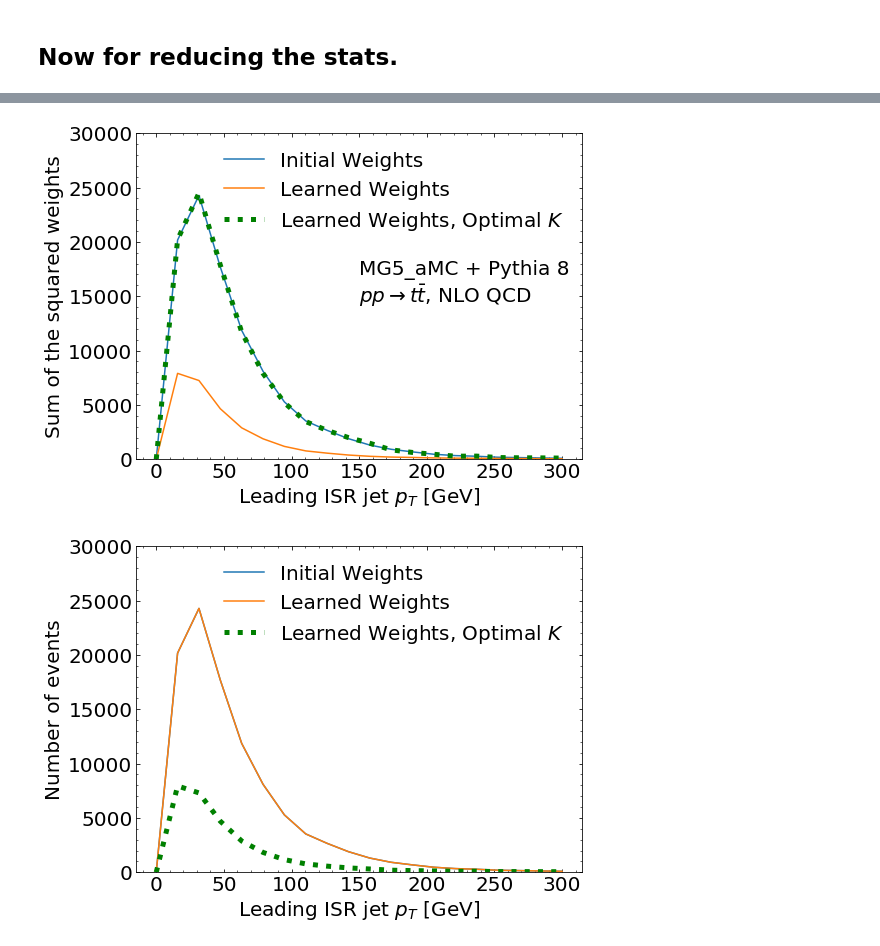
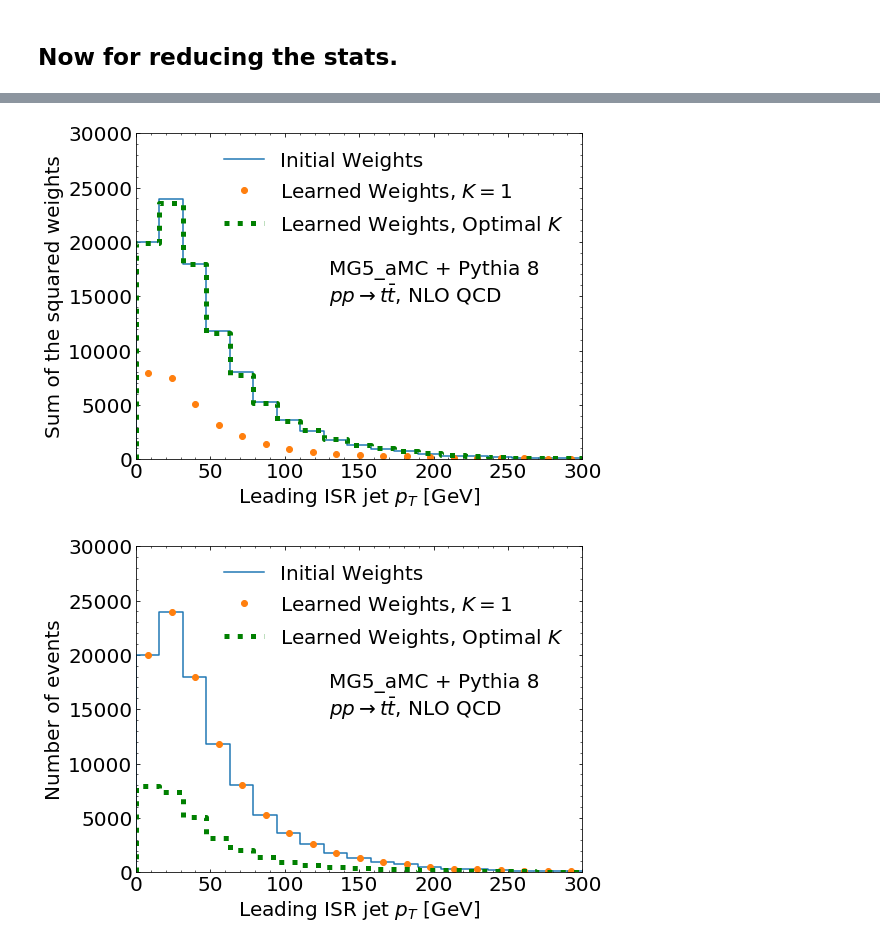
Before and after one commit to bnachman/NeuralPositiveResampler, a Jupyter notebook: TopQuarksExample.ipynb, the cells around one changed output, grey strips where cells are left out. Saved outputs shown, nothing was run; the diff lists cells and outputs as text; code cells hidden in the pictures.

```diff
--- a/TopQuarksExample.ipynb
+++ b/TopQuarksExample.ipynb
@@ -494,0 +510,9 @@ plt.savefig("wisrpt.pdf",bbox_inches='tight')
+# %%
+model_MSE = Sequential()
+model_MSE.add(Dense(128, input_dim=1, activation='relu'))
+model_MSE.add(Dense(128, activation='relu'))
+model_MSE.add(Dense(128, activation='relu'))
+model_MSE.add(Dense(1, activation='linear'))
+model_MSE.compile(loss='mse', optimizer='adam', metrics=['accuracy'])
+# %%
+myhistory_1D_MSE = model_MSE.fit(XX_train_MSE, YY_train_MSE, sample_weight=WW_train_MSE,epochs=100, validation_data=(XX_val_MSE, YY_val_MSE, WW_val_MSE), batch_size=256,verbose=1)
@@ -494,0 +543,18 @@ plt.savefig("wisrpt.pdf",bbox_inches='tight')
+# %%
+predicted_w_MSE = model_MSE.predict(XX_val_MSE[YY_val_MSE==0])
+myw_MSE = predicted_w_MSE / (1.-predicted_w_MSE)
+# %%
+keepprobs_MSE = myw_MSE**2
+for i in range(len(keepprobs_MSE)):
+    if (keepprobs_MSE[i] > 1.):
+        keepprobs_MSE[i]=1.
+        pass
+    pass
+keep_MSE = np.random.binomial(1,keepprobs_MSE)
+neweights_MSE = []
+newxvals1_MSE = []
+for i in range(len(keep_MSE)):
+    if (keep_MSE[i]==1):
+        neweights_MSE+=[1./(0.00001+myw_MSE[i])]
+        newxvals1_MSE+=[XX_val_MSE[YY_val_MSE==0][i]]
+    pass
@@ -886,30 +987,31 @@ L2_sampled2 = [len(neweights[Bins2_newval==i]**2) for i in range(10)]
 # %%
 fig = plt.figure(figsize=(8, 6))
 gs = gridspec.GridSpec(1, 1)
 ax0 = plt.subplot(gs[0])
 ax0.yaxis.set_ticks_position('both')
 ax0.xaxis.set_ticks_position('both')
 ax0.tick_params(direction="in",which="both")
 plt.xticks(fontsize=20)
 plt.yticks(fontsize=20)
 ax0.minorticks_on()
 
-plt.plot(np.linspace(0,300,20),W2_original,label="Initial Weights")
-plt.plot(np.linspace(0,300,20),W2_new,label="Learned Weights")
-plt.plot(np.linspace(0,300,20),W2_sampled,label=r"Learned Weights, Optimal $K$",ls=":",linewidth=5,color="green")
+plt.step(np.linspace(0,300,20),W2_original,label="Initial Weights")
+plt.step(np.array(np.linspace(0,300,20))-0.5*300/20,W2_new,label=r"Learned Weights, $K=1$",marker='o',ls='none')
+plt.step(np.linspace(0,300,20),W2_sampled,label=r"Learned Weights, Optimal $K$",ls=":",linewidth=5,color="green")
 plt.legend(frameon=False,fontsize=20,loc="upper right")
 
+plt.xlim([0,300])
 plt.ylim([0,30000])
 plt.ylabel("Sum of the squared weights",fontsize=20)
 plt.xlabel(r"Leading ISR jet $p_T$ [GeV]",fontsize=20)
 plt.locator_params(axis='y', nbins=6)
 
-plt.text(150,17000,"MG5_aMC + Pythia 8",fontsize=20)
-plt.text(150,14500,r"$pp \rightarrow t\bar{t}$, NLO QCD",fontsize=20)
+plt.text(130,17000,"MG5_aMC + Pythia 8",fontsize=20)
+plt.text(130,14500,r"$pp \rightarrow t\bar{t}$, NLO QCD",fontsize=20)
 
 plt.savefig("ISRpT_full_withk_sumw2.pdf",bbox_inches='tight')
 # %% [output]
-[figure, old version]
+[figure, new version]
 # %%
 fig = plt.figure(figsize=(8, 6))
 gs = gridspec.GridSpec(1, 1)
@@ -921,18 +1023,22 @@ plt.xticks(fontsize=20)
 plt.yticks(fontsize=20)
 ax0.minorticks_on()
 
-plt.plot(np.linspace(0,300,20),L2_original,label="Initial Weights")
-plt.plot(np.linspace(0,300,20),L2_new,label="Learned Weights")
-plt.plot(np.linspace(0,300,20),L2_sampled,label=r"Learned Weights, Optimal $K$",ls=":",linewidth=5,color="green")
+plt.step(np.linspace(0,300,20),L2_original,label="Initial Weights")
+plt.step(np.array(np.linspace(0,300,20))-0.5*300/20,L2_new,label=r"Learned Weights, $K=1$",marker='o',ls='none')
+plt.step(np.linspace(0,300,20),L2_sampled,label=r"Learned Weights, Optimal $K$",ls=":",linewidth=5,color="green")
 plt.legend(frameon=False,fontsize=20,loc="upper right")
 
+plt.text(130,17000,"MG5_aMC + Pythia 8",fontsize=20)
+plt.text(130,14500,r"$pp \rightarrow t\bar{t}$, NLO QCD",fontsize=20)
+
+plt.xlim([0,300])
 plt.ylim([0,30000])
 plt.ylabel("Number of events",fontsize=20)
 plt.xlabel(r"Leading ISR jet $p_T$ [GeV]",fontsize=20)
 plt.locator_params(axis='y', nbins=6)
 plt.savefig("ISRpT_full_withk_Number.pdf",bbox_inches='tight')
 # %% [output]
-[figure, old version]
+[figure, new version]
 # %%
 fig = plt.figure(figsize=(8, 6))
 gs = gridspec.GridSpec(1, 1)
```
Also changed, not shown: parts of 34 cells of this notebook.
